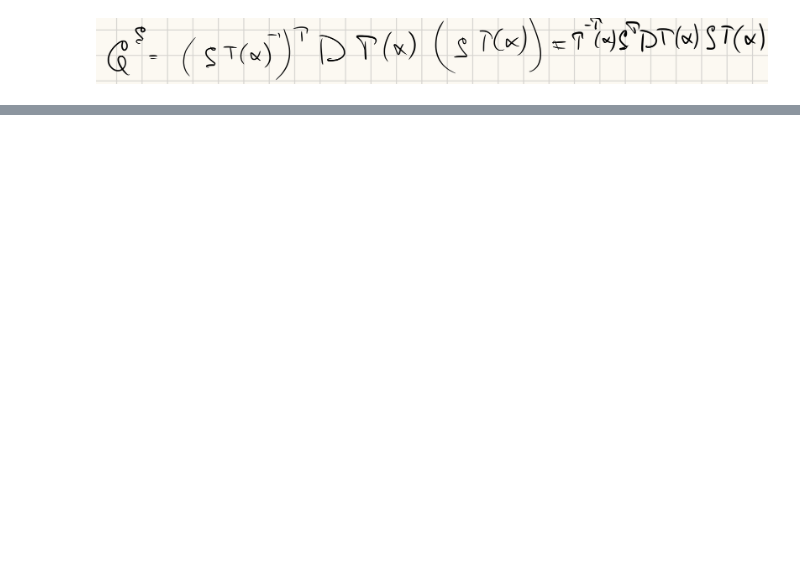
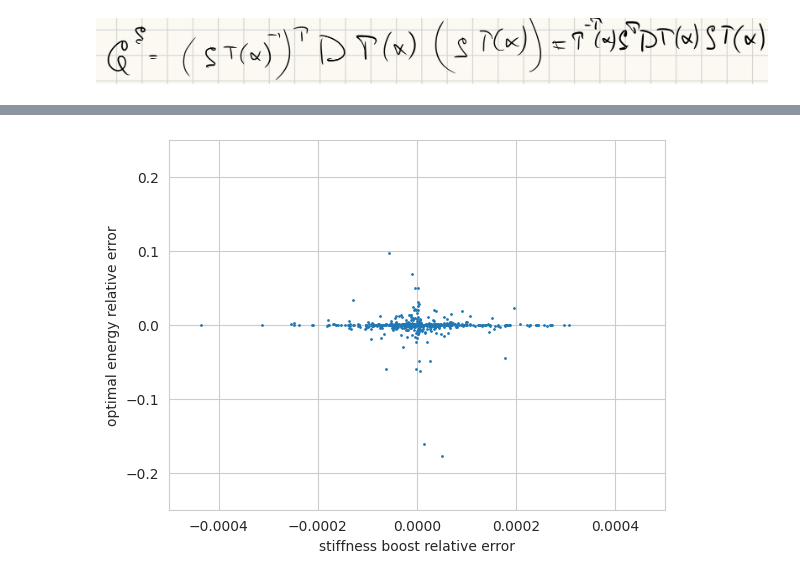
Before and after one commit to boz0nchik/QAOA, a Jupyter notebook: sitff_generator.ipynb, the cells around one changed output, grey strips where cells are left out. Saved outputs shown, nothing was run; the diff lists cells and outputs as text; code cells hidden in the pictures; blank space fills up the shorter version.

Commit message:
stiffness booster

```diff
--- a/sitff_generator.ipynb
+++ b/sitff_generator.ipynb
@@ -128,0 +165,18 @@ generated stiffness 999.9999999999858
+# %%
+
+import seaborn as sns
+from matplotlib import pyplot as plt
+
+sns.set_style('whitegrid')
+
+error = (df['Train_sol'] - df['Test_sol']) / df['Test_sol']
+boost = ((df['Train_stiffness'] - df['Test_stiffness'] * alpha ** 2) / (df['Test_stiffness'] * alpha ))
+plt.xlim(xmin = -0.0005, xmax = 0.0005)
+plt.ylim(ymin = -0.25, ymax = 0.25)
+plt.xlabel('stiffness boost relative error')
+plt.ylabel('optimal energy relative error')
+plt.scatter(boost, error, s = 1)
+
+plt.show()
+# %% [output]
+[figure, added]
```
Also changed, not shown: parts of 1 cell of this notebook.
